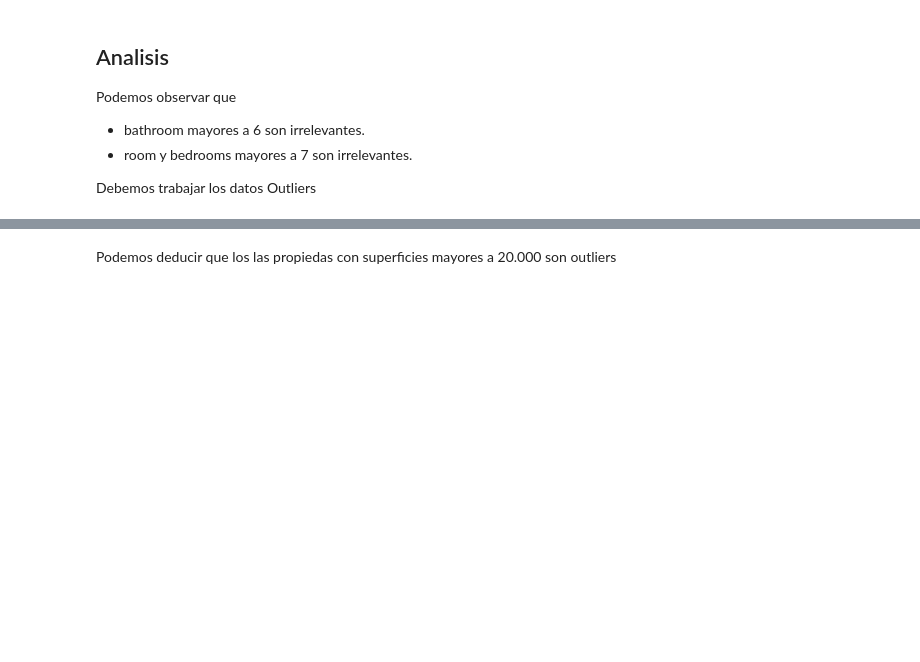
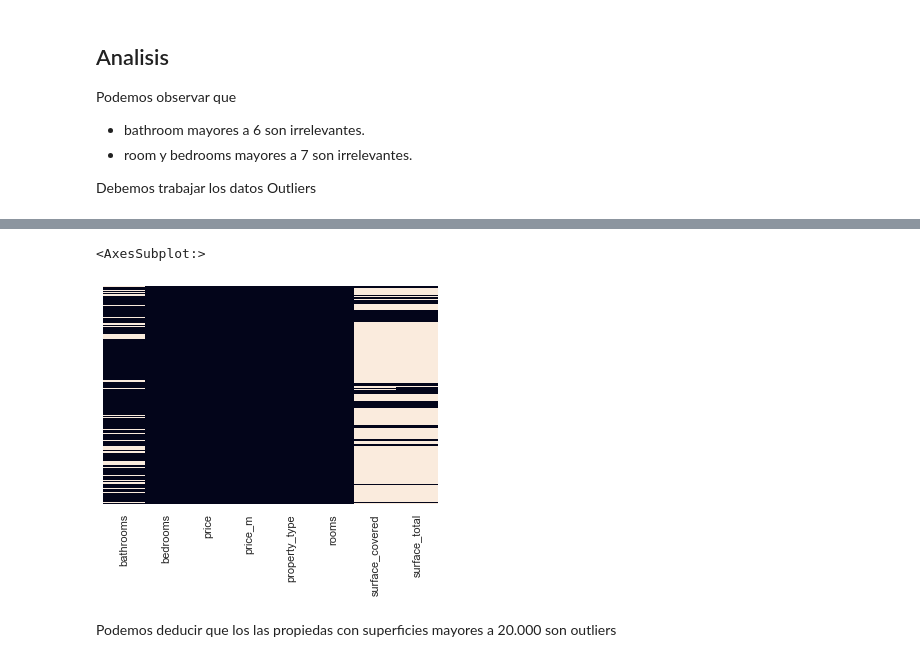
Before and after one commit to leobrandoon/house_price_prediction, a Jupyter notebook: LeonardoGonzalez_Proyecto_01.ipynb, the cells around one changed output, grey strips where cells are left out. Saved outputs shown, nothing was run; the diff lists cells and outputs as text; code cells hidden in the pictures; blank space fills up the shorter version.

```diff
--- a/LeonardoGonzalez_Proyecto_01.ipynb
+++ b/LeonardoGonzalez_Proyecto_01.ipynb
@@ -367,3 +377,9 @@ plt.show()
+# %%
+# sabemos que tenemos datos nulos pero como podemos tener una representacion grafica de ellos.
+sns.heatmap(df_cf2.isnull(), yticklabels=False, cbar=False)
+# %% [output]
+<AxesSubplot:>
+[figure, added]
 # %% [markdown]
 Podemos deducir que los las propiedas con superficies mayores a 20.000 son outliers
 # %%
```
Also changed, not shown: parts of 14 cells of this notebook.
